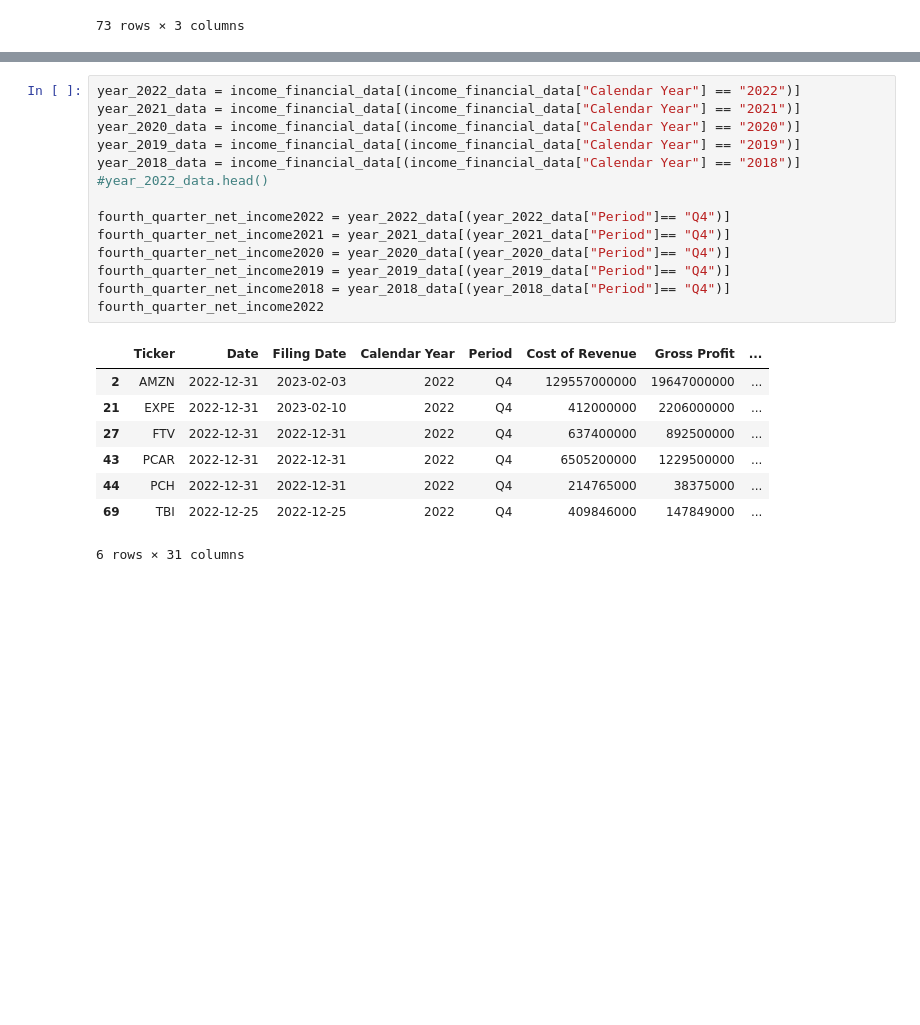
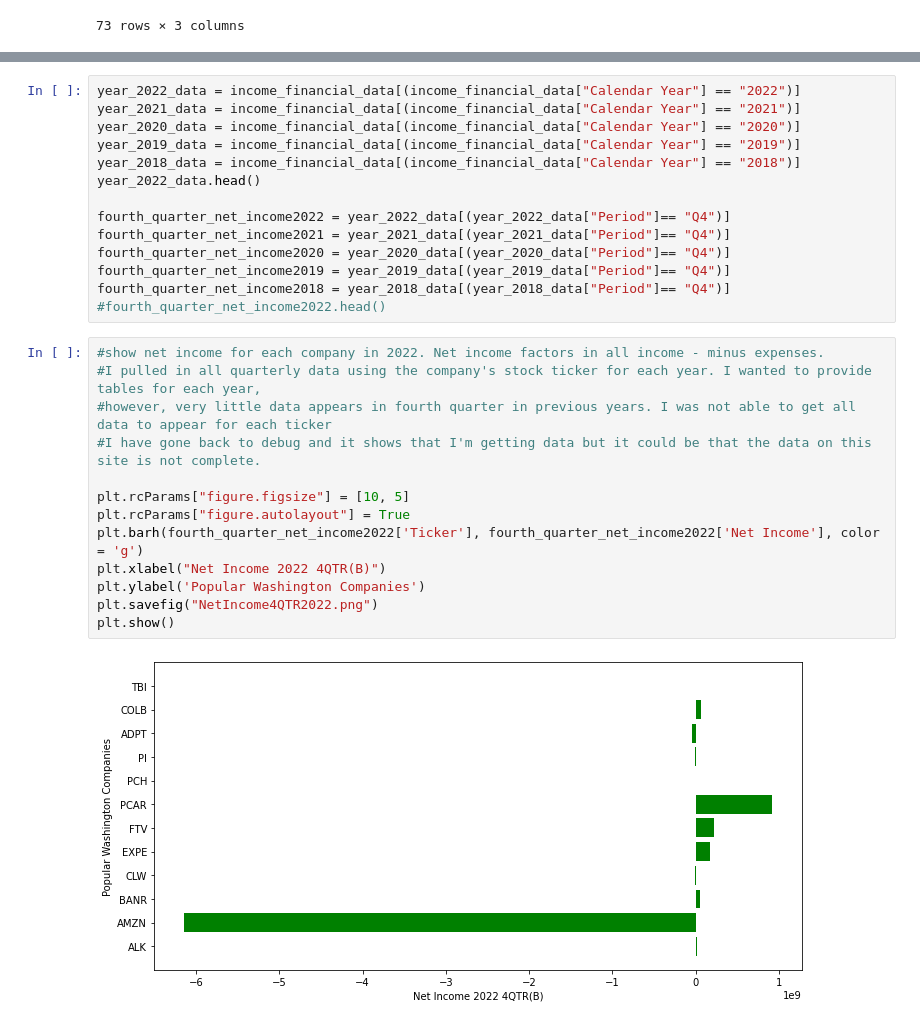
Before and after one commit to ScottMcLean98/Project1, a Jupyter notebook: IncomeStatement Data.ipynb, the cells around one changed output, grey strips where cells are left out. Saved outputs shown, nothing was run; the diff lists cells and outputs as text; blank space fills up the shorter version.

```diff
--- a/IncomeStatement Data.ipynb
+++ b/IncomeStatement Data.ipynb
@@ -166,20 +179,26 @@ year_2021_data = income_financial_data[(income_financial_data["Calendar Year"] =
 year_2020_data = income_financial_data[(income_financial_data["Calendar Year"] == "2020")]
 year_2019_data = income_financial_data[(income_financial_data["Calendar Year"] == "2019")]
 year_2018_data = income_financial_data[(income_financial_data["Calendar Year"] == "2018")]
-#year_2022_data.head()
+year_2022_data.head()
 
 fourth_quarter_net_income2022 = year_2022_data[(year_2022_data["Period"]== "Q4")]
 fourth_quarter_net_income2021 = year_2021_data[(year_2021_data["Period"]== "Q4")]
 fourth_quarter_net_income2020 = year_2020_data[(year_2020_data["Period"]== "Q4")]
 fourth_quarter_net_income2019 = year_2019_data[(year_2019_data["Period"]== "Q4")]
 fourth_quarter_net_income2018 = year_2018_data[(year_2018_data["Period"]== "Q4")]
-fourth_quarter_net_income2022
+#fourth_quarter_net_income2022.head()
-# %% [output]
-|  | Ticker | Date | Filing Date | Calendar Year | Period | Cost of Revenue | Gross Profit | ... |
-| 2 | AMZN | 2022-12-31 | 2023-02-03 | 2022 | Q4 | 129557000000 | 19647000000 | ... |
-| 21 | EXPE | 2022-12-31 | 2023-02-10 | 2022 | Q4 | 412000000 | 2206000000 | ... |
-| 27 | FTV | 2022-12-31 | 2022-12-31 | 2022 | Q4 | 637400000 | 892500000 | ... |
-| 43 | PCAR | 2022-12-31 | 2022-12-31 | 2022 | Q4 | 6505200000 | 1229500000 | ... |
-| 44 | PCH | 2022-12-31 | 2022-12-31 | 2022 | Q4 | 214765000 | 38375000 | ... |
-| 69 | TBI | 2022-12-25 | 2022-12-25 | 2022 | Q4 | 409846000 | 147849000 | ... |
-6 rows × 31 columns
+# %%
+#show net income for each company in 2022. Net income factors in all income - minus expenses.
+#I pulled in all quarterly data using the company's stock ticker for each year. I wanted to provide tables for each year,
+#however, very little data appears in fourth quarter in previous years. I was not able to get all data to appear for each ticker
+#I have gone back to debug and it shows that I'm getting data but it could be that the data on this site is not complete.
+
+plt.rcParams["figure.figsize"] = [10, 5]
+plt.rcParams["figure.autolayout"] = True
+plt.barh(fourth_quarter_net_income2022['Ticker'], fourth_quarter_net_income2022['Net Income'], color = 'g')
+plt.xlabel("Net Income 2022 4QTR(B)")
+plt.ylabel('Popular Washington Companies')
+plt.savefig("NetIncome4QTR2022.png")
+plt.show()
+# %% [output]
+[figure, added]
```
Also changed, not shown: parts of 5 cells of this notebook, 4 other files.
